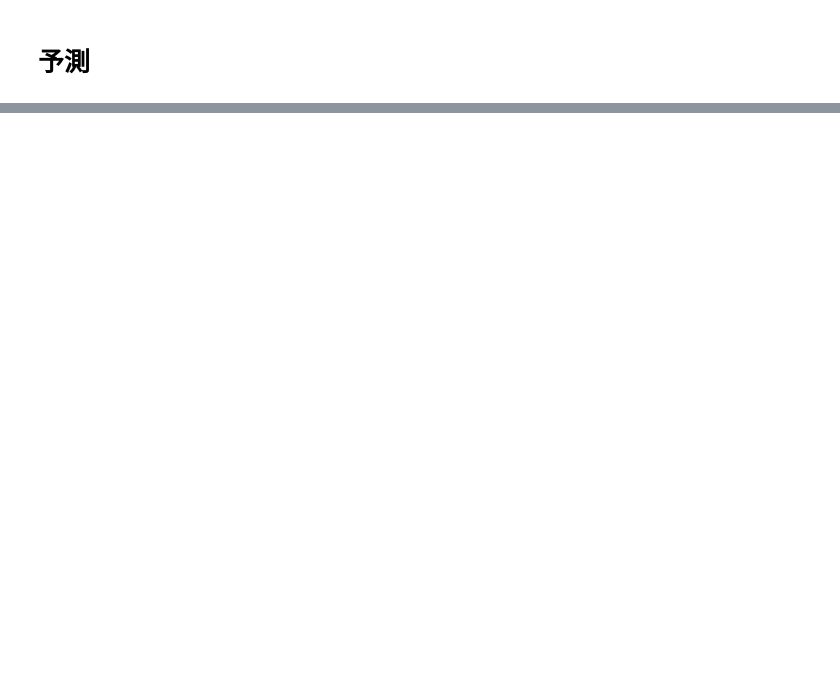
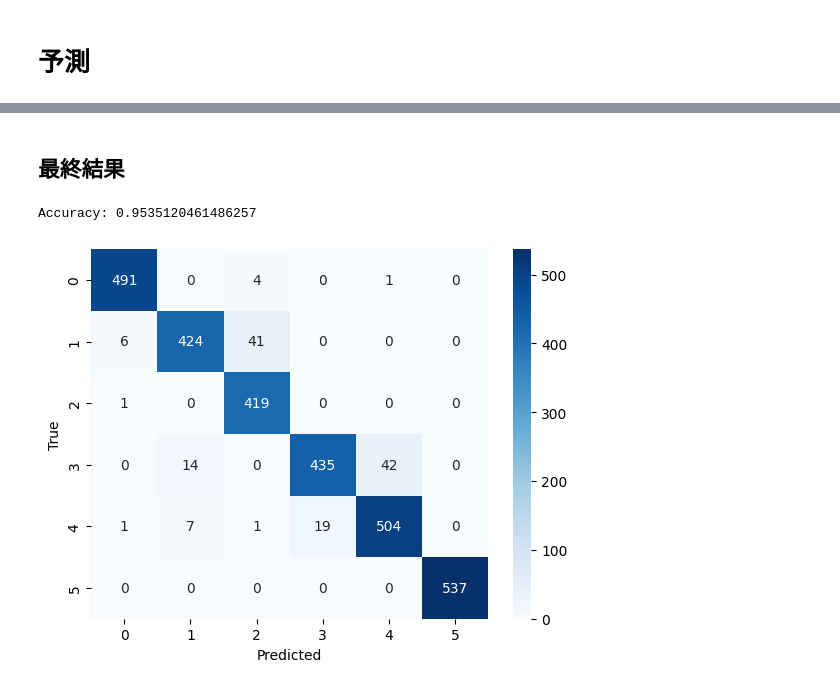
Before and after one commit to saka2ki/SSM, a Jupyter notebook: UCI HAR Dataset/Multi.ipynb, the cells around one changed output, grey strips where cells are left out. Saved outputs shown, nothing was run; the diff lists cells and outputs as text; code cells hidden in the pictures; blank space fills up the shorter version.

```diff
--- a/UCI HAR Dataset/Multi.ipynb
+++ b/UCI HAR Dataset/Multi.ipynb
@@ -290,0 +270,16 @@ Test: Epoch [20/20], Loss: 0.2446, Accuracy: 0.9199
+# %%
+from cv import cvTrain, cvTest
+y1_pred = cvTest(X_test, (y_test==5), model1).astype(bool)
+
+X2_test = X_test[~y1_pred, :, :]
+y_ = y_test[~y1_pred]
+y2_test = (y_ == 3) | (y_ == 4)
+y2_pred = cvTest(X2_test, y2_test, model2).astype(bool)
+
+X3_test = X2_test[y2_pred, :, :]
+y3_test = (y_[y2_pred] > 3).astype(int)
+y3_pred = cvTest(X3_test, y3_test, model3)#.astype(bool)
+
+X4_test = X2_test[~y2_pred, :, :]
+y4_test = np.where(y_[~y2_pred] < 3, y_[~y2_pred], np.array(0))
+y4_pred = cvTest(X4_test, y4_test, model4)#.astype(bool)
@@ -290,0 +301,25 @@ Test: Epoch [20/20], Loss: 0.2446, Accuracy: 0.9199
+# %% [markdown]
+## 最終結果
+# %%
+from sklearn.metrics import accuracy_score
+y_pred = y1_pred.astype(int)
+y_pred[y1_pred] = 5
+tmp = y_pred[~y1_pred]
+tmp[y2_pred] = y3_pred+3
+tmp[~y2_pred] = y4_pred
+y_pred[~y1_pred] = tmp
+print("Accuracy:", accuracy_score(y_test, y_pred))
+# %% [output]
+Accuracy: 0.9535120461486257
+# %%
+import matplotlib.pyplot as plt
+import seaborn as sns
+from sklearn.metrics import confusion_matrix
+
+plt.figure()
+sns.heatmap(confusion_matrix(y_test, y_pred), annot=True, fmt="d", cmap="Blues")
+plt.xlabel("Predicted")
+plt.ylabel("True")
+plt.show()
+# %% [output]
+[figure, added]
```
Also changed, not shown: parts of 11 cells of this notebook, 4 other files.
